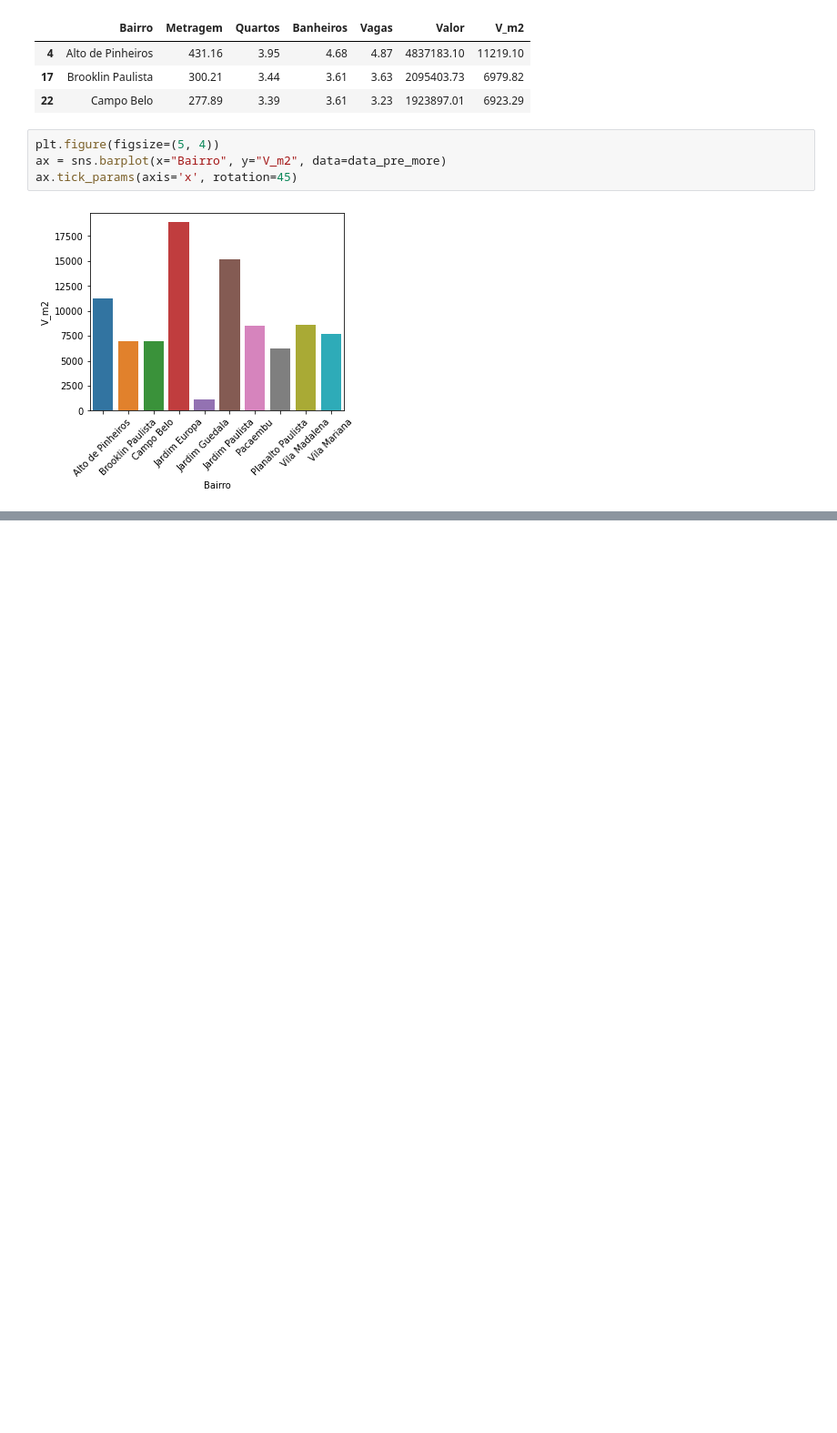
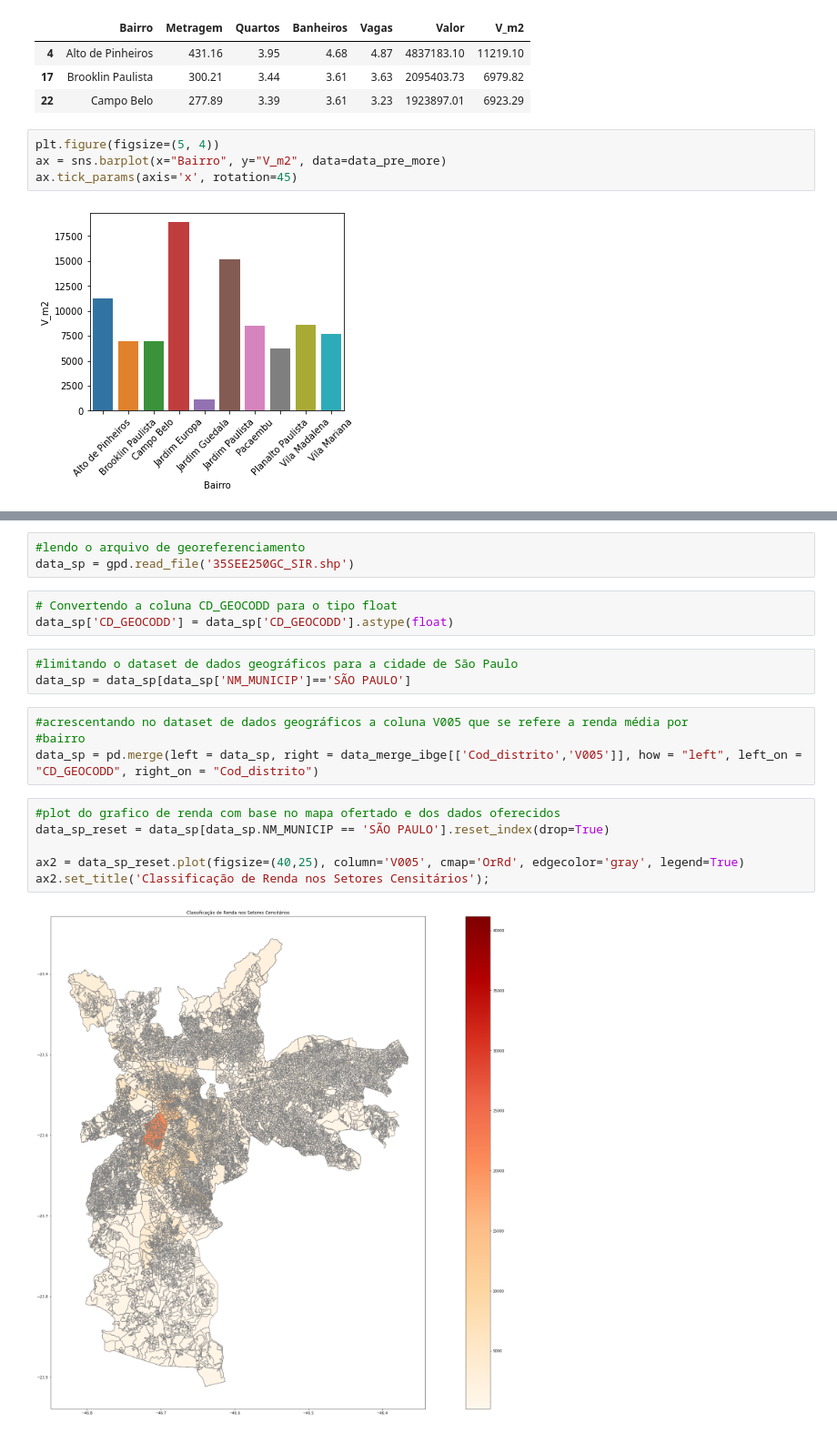
Before and after one commit to LeomaxFilho/Gerenciamento-de-Dados, a Jupyter notebook: Projeto Dados - 01.ipynb, the cells around one changed output, grey strips where cells are left out. Shown at 91% size. Drawn from its saved outputs; the diff is of its cells as text; blank space fills up the shorter version.

```diff
--- a/Projeto Dados - 01.ipynb
+++ b/Projeto Dados - 01.ipynb
@@ -179,0 +347,21 @@ ax.tick_params(axis='x', rotation=45)
+# %%
+#lendo o arquivo de georeferenciamento
+data_sp = gpd.read_file('35SEE250GC_SIR.shp')
+# %%
+# Convertendo a coluna CD_GEOCODD para o tipo float
+data_sp['CD_GEOCODD'] = data_sp['CD_GEOCODD'].astype(float)
+# %%
+#limitando o dataset de dados geográficos para a cidade de São Paulo
+data_sp = data_sp[data_sp['NM_MUNICIP']=='SÃO PAULO']
+# %%
+#acrescentando no dataset de dados geográficos a coluna V005 que se refere a renda média por
+#bairro
+data_sp = pd.merge(left = data_sp, right = data_merge_ibge[['Cod_distrito','V005']], how = "left", left_on = "CD_GEOCODD", right_on = "Cod_distrito")
+# %%
+#plot do grafico de renda com base no mapa ofertado e dos dados oferecidos
+data_sp_reset = data_sp[data_sp.NM_MUNICIP == 'SÃO PAULO'].reset_index(drop=True)
+
+ax2 = data_sp_reset.plot(figsize=(40,25), column='V005', cmap='OrRd', edgecolor='gray', legend=True)
+ax2.set_title('Classificação de Renda nos Setores Censitários');
+# %% [output]
+[figure, added]
```
Also changed, not shown: parts of 20 cells of this notebook, 1 other file.
